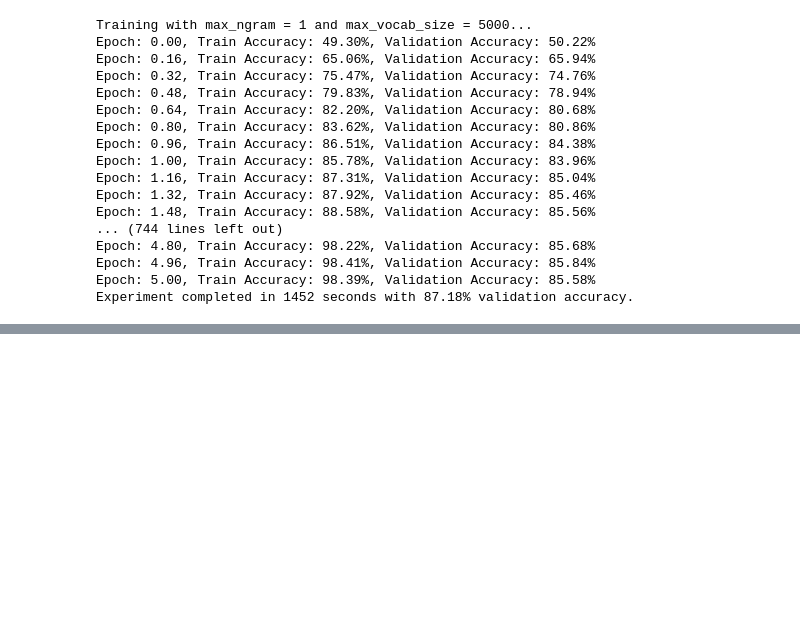
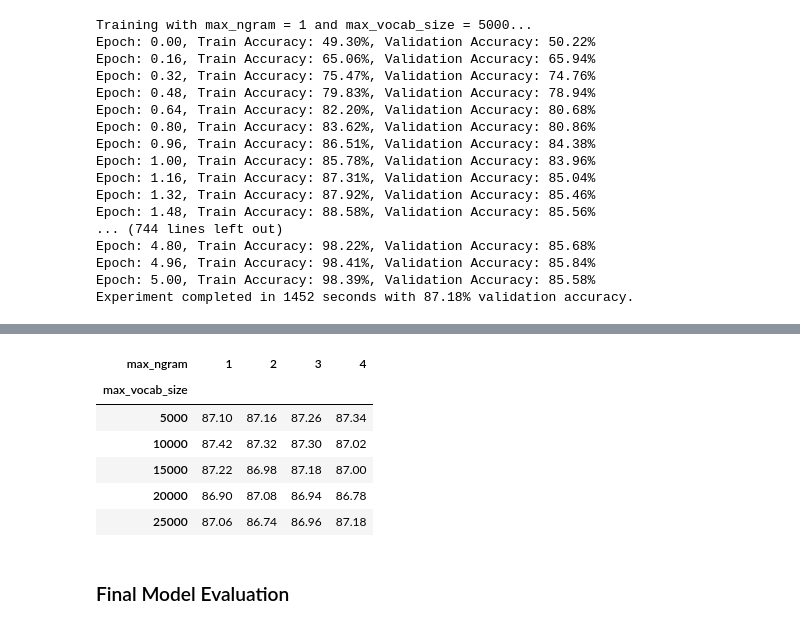
Before and after one commit to nyjgary/nlp-sentiment-analysis, a Jupyter notebook: nlp-sentiment-analysis.ipynb, the cells around one changed output, grey strips where cells are left out. Saved outputs shown, nothing was run; the diff lists cells and outputs as text; code cells hidden in the pictures; blank space fills up the shorter version.

```diff
--- a/nlp-sentiment-analysis.ipynb
+++ b/nlp-sentiment-analysis.ipynb
@@ -1244,0 +1074,12 @@ Finished: Results saved to experiment_results/optim_hyperparameter_experiments_2
+# %%
+pd.pivot_table(ngram_vocab, values='val_acc', index='max_vocab_size', columns='max_ngram')
+# %% [output]
+| max_ngram | 1 | 2 | 3 | 4 |
+| max_vocab_size |  |  |  |  |
+| 5000 | 87.10 | 87.16 | 87.26 | 87.34 |
+| 10000 | 87.42 | 87.32 | 87.30 | 87.02 |
+| 15000 | 87.22 | 86.98 | 87.18 | 87.00 |
+| 20000 | 86.90 | 87.08 | 86.94 | 86.78 |
+| 25000 | 87.06 | 86.74 | 86.96 | 87.18 |
+# %% [markdown]
+### Final Model Evaluation
```
Also changed, not shown: parts of 18 cells of this notebook.
